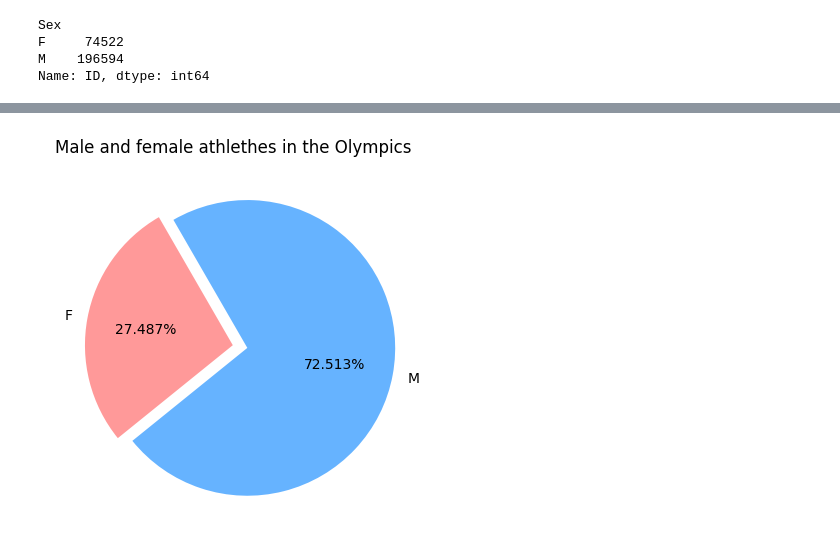
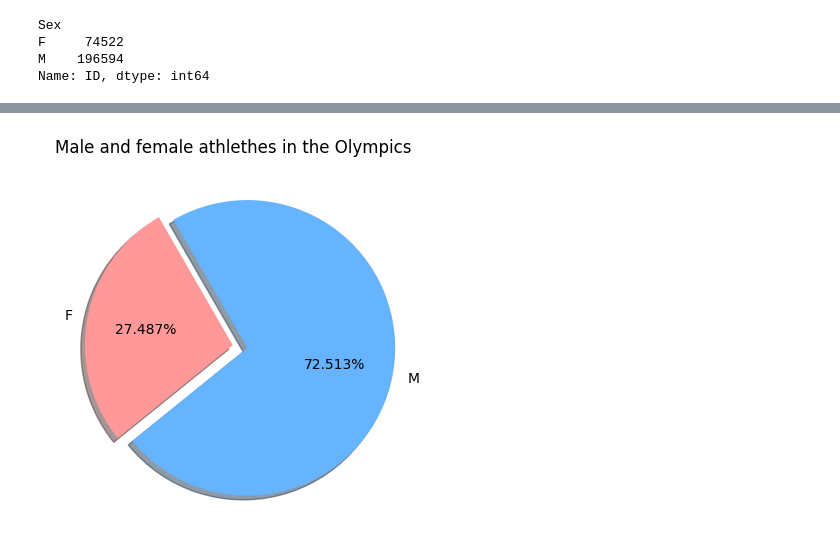
Before and after one commit to wlinds/ITHS-Projekt-OS, a Jupyter notebook: Project/Uppgift_0.ipynb, the cells around one changed output, grey strips where cells are left out. Drawn from its saved outputs; the diff is of its cells as text; code cells hidden in the pictures.

```diff
--- a/Project/Uppgift_0.ipynb
+++ b/Project/Uppgift_0.ipynb
@@ -174,20 +175,22 @@ plt.title("Male and female athlethes in the Olympics");
 # %%
 # just a different way to plot, i prefer the 1st way.
 x = df_gender["ID"]
 labels = df_gender.index
 explode = [0, 0.1]
 autopct = "%.3f%%"
 startangle = 120
 colors = ["#ff9999", "#66b3ff"]
+shadow = True
 
 plt.pie(
     x=x,
     labels=labels,
     explode=explode,
     autopct=autopct,
     startangle=startangle,
     colors=colors,
+    shadow=shadow
 );
 plt.title("Male and female athlethes in the Olympics");
 # %% [output]
-[figure, old version]
+[figure, new version]
```
Also changed, not shown: parts of 7 cells of this notebook.
